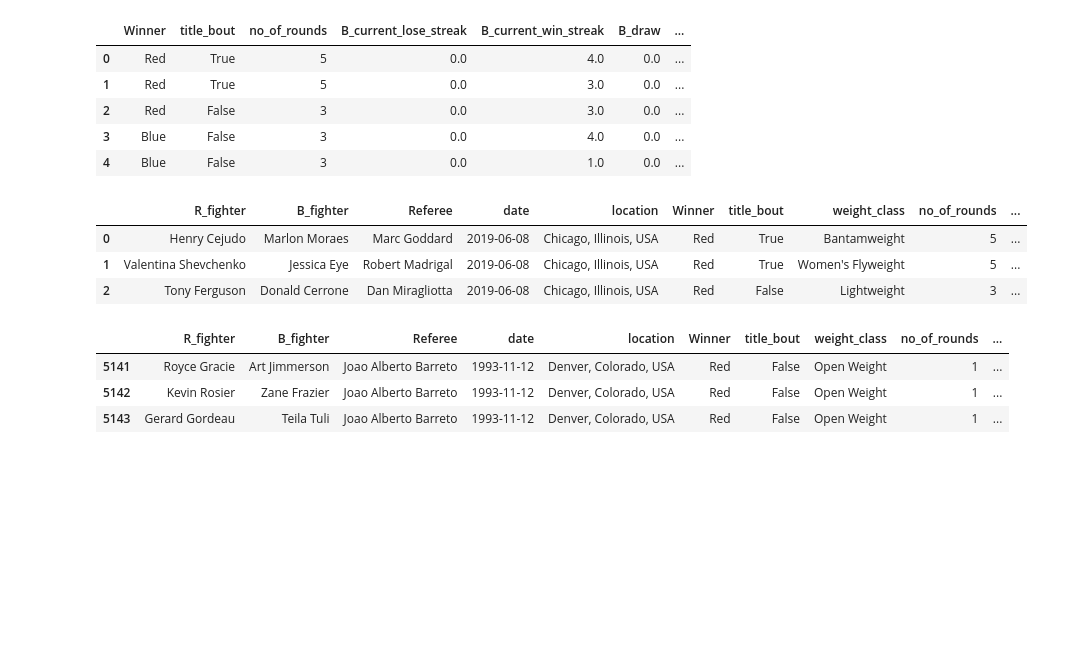
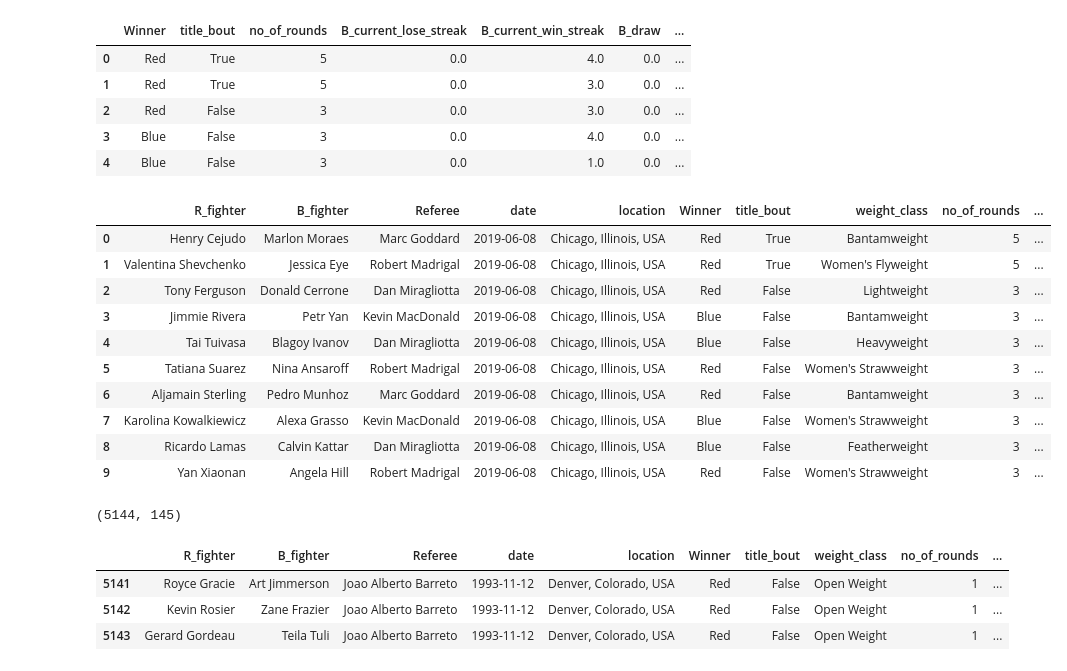
Before and after one commit to Aciago/Week6_project, a Jupyter notebook: p6_v4.ipynb, the cells around one changed output. Cells and saved outputs as stored; diff of their text form; code cells hidden in the pictures; blank space fills up the shorter version.

```diff
--- a/p6_v4.ipynb
+++ b/p6_v4.ipynb
@@ -43,14 +46,25 @@ dft.head()
 | 4 | Blue | False | 3 | 0.0 | 1.0 | 0.0 | ... |
 # %%
 # reading data from the file
-df = pd.read_csv(r"C:/Users/aciag/ih/Week6_project/data/ufcdata/data.csv")
+df = pd.read_csv(r"C:/Users/Aciago/ih/Week6_project/data/ufcdata/data.csv")
 # %%
-df.head(3)
+df.head(10)
 # %% [output]
 |  | R_fighter | B_fighter | Referee | date | location | Winner | title_bout | weight_class | no_of_rounds | ... |
 | 0 | Henry Cejudo | Marlon Moraes | Marc Goddard | 2019-06-08 | Chicago, Illinois, USA | Red | True | Bantamweight | 5 | ... |
 | 1 | Valentina Shevchenko | Jessica Eye | Robert Madrigal | 2019-06-08 | Chicago, Illinois, USA | Red | True | Women's Flyweight | 5 | ... |
 | 2 | Tony Ferguson | Donald Cerrone | Dan Miragliotta | 2019-06-08 | Chicago, Illinois, USA | Red | False | Lightweight | 3 | ... |
+| 3 | Jimmie Rivera | Petr Yan | Kevin MacDonald | 2019-06-08 | Chicago, Illinois, USA | Blue | False | Bantamweight | 3 | ... |
+| 4 | Tai Tuivasa | Blagoy Ivanov | Dan Miragliotta | 2019-06-08 | Chicago, Illinois, USA | Blue | False | Heavyweight | 3 | ... |
+| 5 | Tatiana Suarez | Nina Ansaroff | Robert Madrigal | 2019-06-08 | Chicago, Illinois, USA | Red | False | Women's Strawweight | 3 | ... |
+| 6 | Aljamain Sterling | Pedro Munhoz | Marc Goddard | 2019-06-08 | Chicago, Illinois, USA | Red | False | Bantamweight | 3 | ... |
+| 7 | Karolina Kowalkiewicz | Alexa Grasso | Kevin MacDonald | 2019-06-08 | Chicago, Illinois, USA | Blue | False | Women's Strawweight | 3 | ... |
+| 8 | Ricardo Lamas | Calvin Kattar | Dan Miragliotta | 2019-06-08 | Chicago, Illinois, USA | Blue | False | Featherweight | 3 | ... |
+| 9 | Yan Xiaonan | Angela Hill | Robert Madrigal | 2019-06-08 | Chicago, Illinois, USA | Red | False | Women's Strawweight | 3 | ... |
+# %%
+df.shape
+# %% [output]
+(5144, 145)
 # %%
 df.tail(3)
 # %% [output]
```
Also changed, not shown: parts of 10 cells of this notebook.
